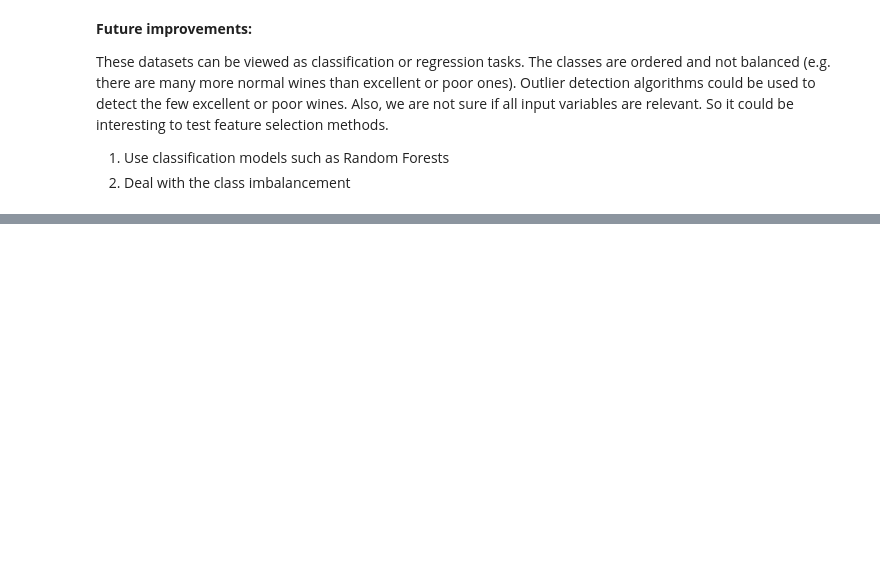
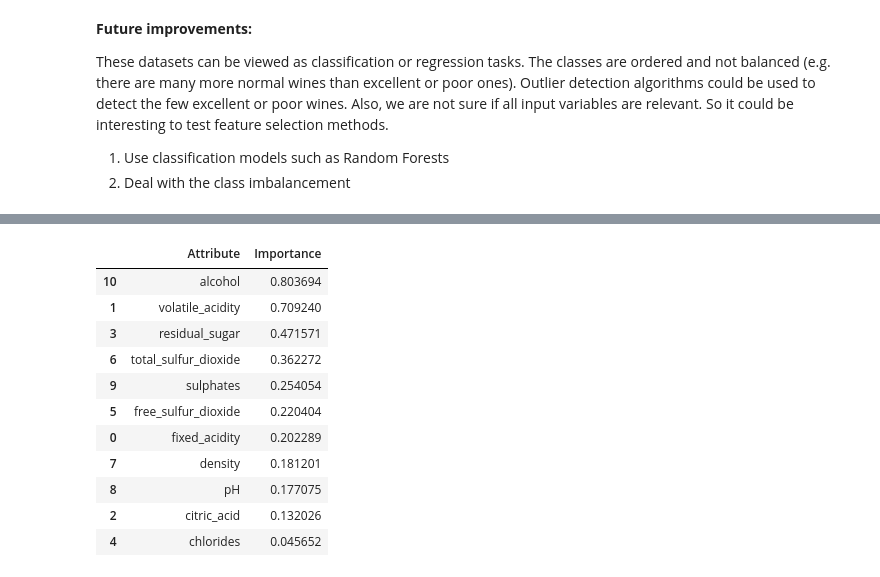
Before and after one commit to nelsonlage/Modeling-Project, a Jupyter notebook: COPY - Wine quality modeling - COPY.ipynb, the cells around one changed output, grey strips where cells are left out. Drawn from its saved outputs; the diff is of its cells as text; code cells hidden in the pictures; blank space fills up the shorter version.

```diff
--- a/COPY - Wine quality modeling - COPY.ipynb
+++ b/COPY - Wine quality modeling - COPY.ipynb
@@ -685,0 +765,9 @@ These datasets can be viewed as classification or regression tasks. The classes
+# %%
+from sklearn.model_selection import ShuffleSplit
+from sklearn.model_selection import cross_validate
+
+n_samples = X_scaled.shape[0]
+cv = ShuffleSplit(n_splits=5, test_size=0.2, random_state=0)
+
+scores= cross_val_score(clf, X_scaled, y, cv=cv)
+scores
@@ -685,0 +780,5 @@ These datasets can be viewed as classification or regression tasks. The classes
+# %%
+cv_results = cross_validate(clf, X_scaled, y, cv=cv, return_estimator=True)
+
+for model in cv_results['estimator']:
+    print(model.coef_[0])
@@ -685,0 +796,27 @@ These datasets can be viewed as classification or regression tasks. The classes
+# %%
+model_coef=[]
+for model in cv_results['estimator']:
+    model_coef.append(model.coef_[0])
+array_model_coef=np.array(model_coef)
+# %%
+model_coef_mean=np.mean(array_model_coef, axis=0)
+# %%
+features_importances = pd.DataFrame(data={
+    'Attribute': X.columns,
+    'Importance': abs(model_coef_mean)
+})
+features_importances = features_importances.sort_values(by='Importance', ascending=False)
+features_importances
+# %% [output]
+|  | Attribute | Importance |
+| 10 | alcohol | 0.803694 |
+| 1 | volatile_acidity | 0.709240 |
+| 3 | residual_sugar | 0.471571 |
+| 6 | total_sulfur_dioxide | 0.362272 |
+| 9 | sulphates | 0.254054 |
+| 5 | free_sulfur_dioxide | 0.220404 |
+| 0 | fixed_acidity | 0.202289 |
+| 7 | density | 0.181201 |
+| 8 | pH | 0.177075 |
+| 2 | citric_acid | 0.132026 |
+| 4 | chlorides | 0.045652 |
```
Also changed, not shown: parts of 36 cells of this notebook.
